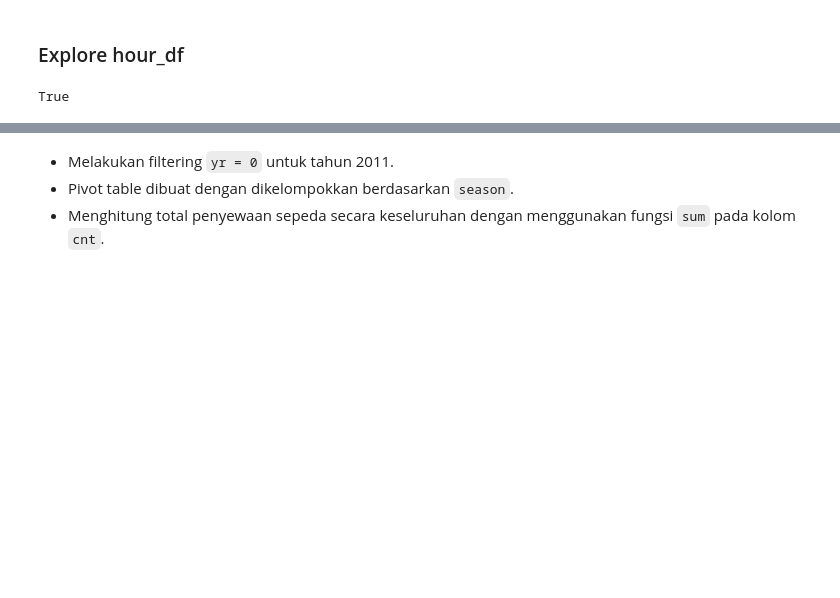
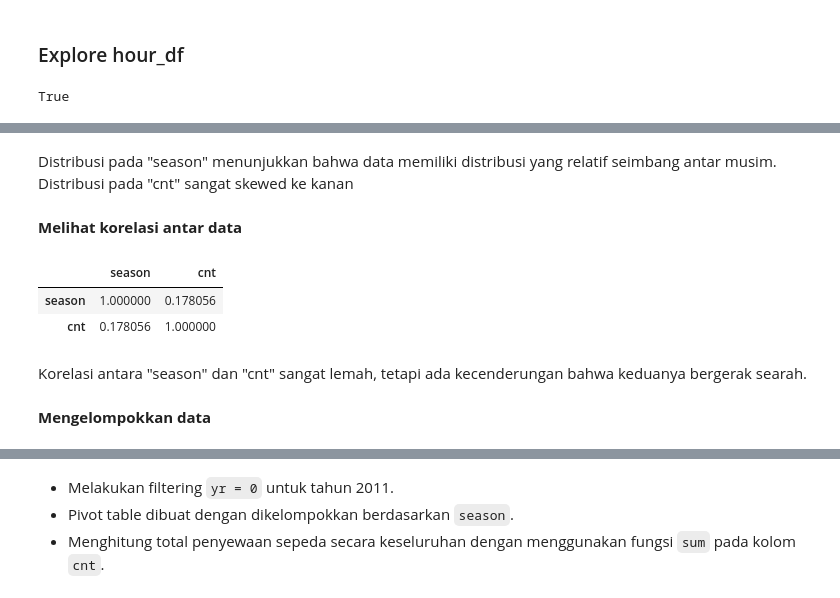
Before and after one commit to EvindaAprl/submission-data-analysis, a Jupyter notebook: notebook.ipynb, the cells around one changed output, grey strips where cells are left out. Saved outputs shown, nothing was run; the diff lists cells and outputs as text; code cells hidden in the pictures; blank space fills up the shorter version.

```diff
--- a/notebook.ipynb
+++ b/notebook.ipynb
@@ -292,3 +319,17 @@ plt.show()
+# %% [markdown]
+Distribusi pada "season" menunjukkan bahwa data memiliki distribusi yang relatif seimbang antar musim. Distribusi pada "cnt" sangat skewed ke kanan
+# %% [markdown]
+**Melihat korelasi antar data**
+# %%
+hour_df[hour_col].corr()
+# %% [output]
+|  | season | cnt |
+| season | 1.000000 | 0.178056 |
+| cnt | 0.178056 | 1.000000 |
+# %% [markdown]
+Korelasi antara "season" dan "cnt" sangat lemah, tetapi ada kecenderungan bahwa keduanya bergerak searah.
+# %% [markdown]
+**Mengelompokkan data**
 # %%
 # Penyewaan sepeda per jam di tahun 2011 berdasarkan musimnya
 hour_df[hour_df["yr"] == 0].groupby(by=["season"]).agg({
```
Also changed, not shown: parts of 52 cells of this notebook, 1 other file.
